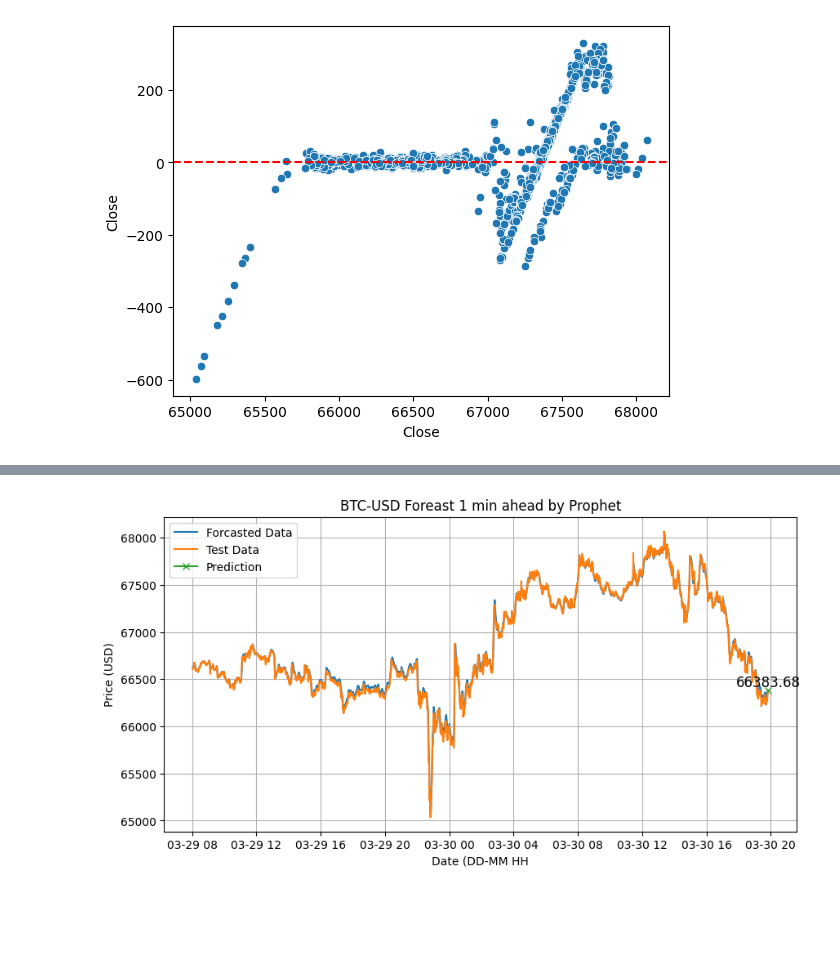
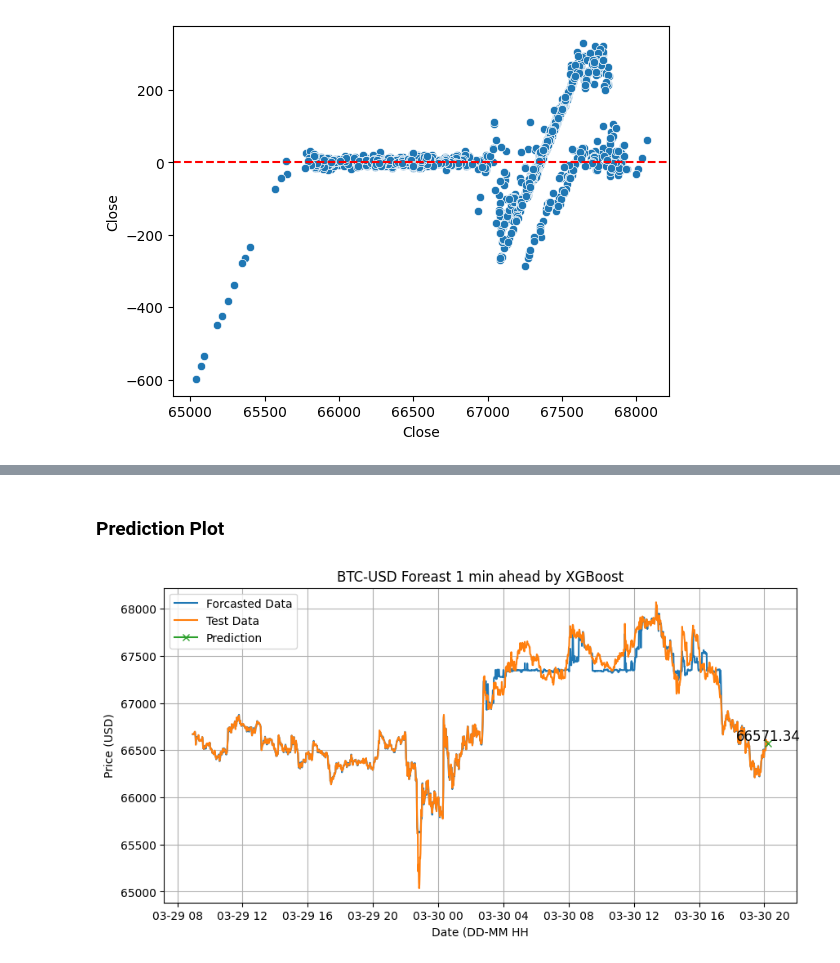
Before and after one commit to eriostre/Stock-Market-Projects, a Jupyter notebook: BTC-USD_forecast_by_XGBoost.ipynb, the cells around one changed output, grey strips where cells are left out. Cells and saved outputs as stored; diff of their text form; code cells hidden in the pictures; blank space fills up the shorter version.

```diff
--- a/BTC-USD_forecast_by_XGBoost.ipynb
+++ b/BTC-USD_forecast_by_XGBoost.ipynb
@@ -188,0 +217,5 @@ test.tail(1)
+# %%
+last_row = X_test.iloc[-1:].copy()
+new_time = X_test.index[-1] + pd.Timedelta(minutes=1)
+last_row.index=[new_time]
+last_row
@@ -188,0 +226,2 @@ test.tail(1)
+# %%
+predicted=model.predict(last_row)
@@ -189,17 +234,17 @@ test.tail(1)
+# %% [markdown]
+### Prediction Plot
 # %%
 # Plot test data vs forecasted data
 plt.figure(figsize=(10, 5))
-plt.plot(test['ds'], predicted['yhat'], label='Forcasted Data')
-plt.plot(test['ds'], test['y'], label='Test Data')
-plt.plot(forecast['ds'], forecast['yhat'], label='Prediction', marker='x',)
-#plt.axvline(pd.Timestamp('2026-03-04'), color='r', linestyle='--')
-for index, row in forecast.iterrows():
-    plt.text(row['ds'], row['yhat'], f"{row['yhat']:.2f}", color='black', fontsize=12, ha='center', va='bottom')
-plt.title('BTC-USD Foreast 1 min ahead by Prophet')
+plt.plot(test.index, pred, label='Forcasted Data')
+plt.plot(test.index, test['Close'], label='Test Data')
+plt.plot(last_row.index, predicted, label='Prediction', marker='x',)
+plt.text(last_row.index, predicted, f"{predicted[0]:.2f}",color='black', fontsize=12,ha='center', va='bottom')
+plt.title('BTC-USD Foreast 1 min ahead by XGBoost')
 plt.xlabel('Date (DD-MM HH')
 plt.ylabel('Price (USD)')
 plt.grid()
 plt.legend()
 plt.show()
 # %% [output]
-[figure, old version]
+[figure, new version]
```
Also changed, not shown: parts of 17 cells of this notebook.
